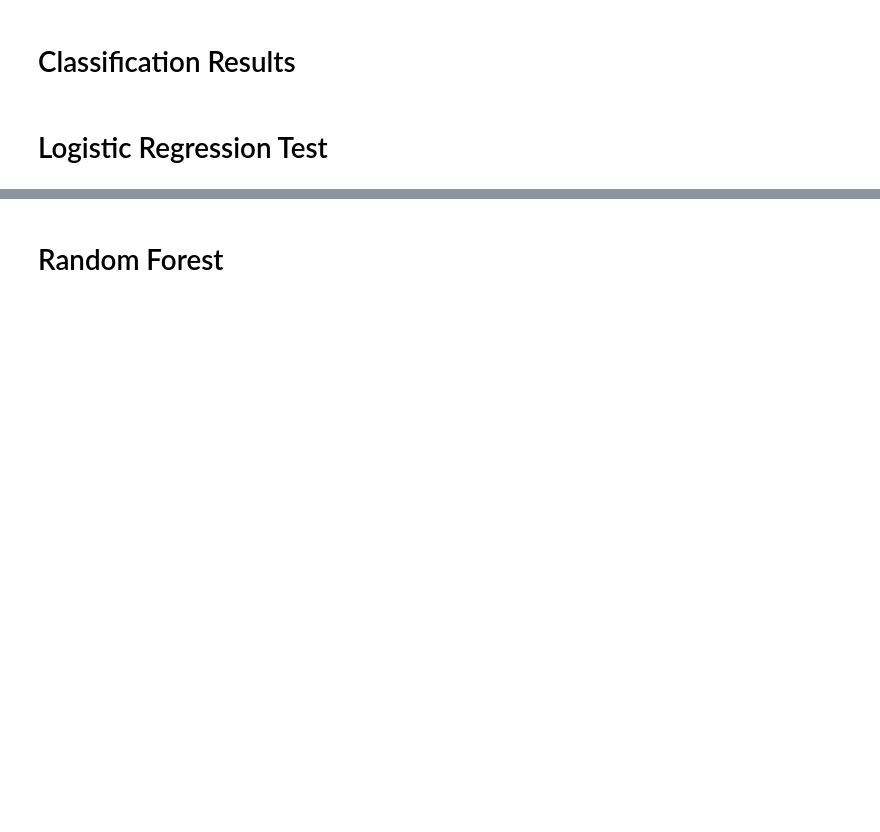
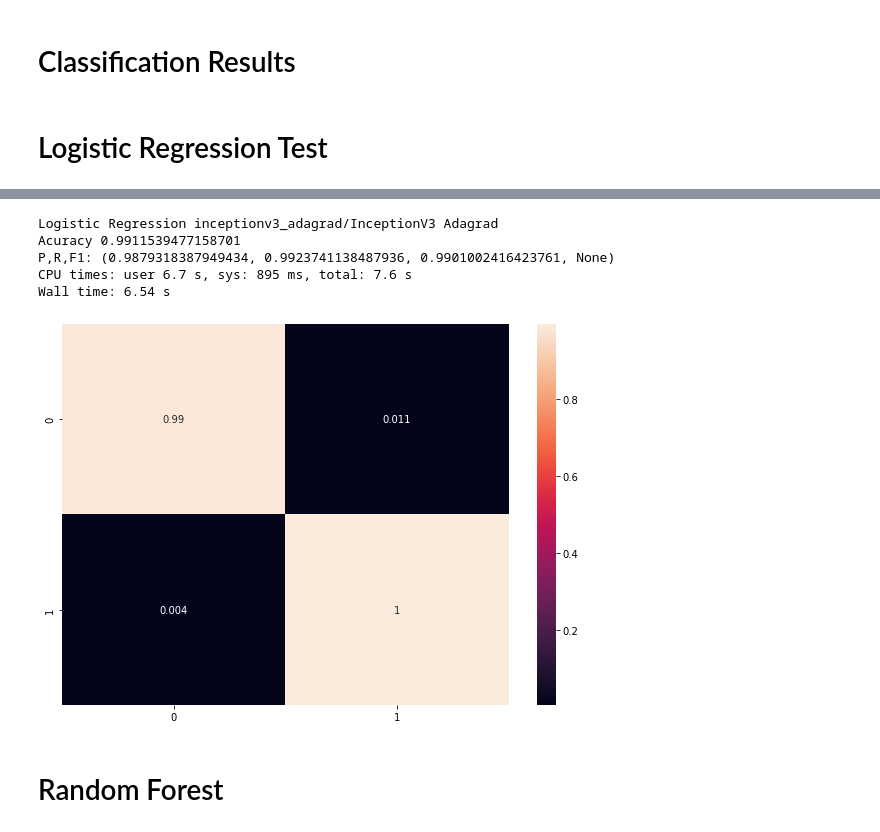
Before and after one commit to bioengsamar/Three-Different-Techniques-for-Signature-Verification, a Jupyter notebook: Signature_Detection_Using_ML/handwritten_signature_classification.ipynb, the cells around one changed output, grey strips where cells are left out. Cells and saved outputs as stored; diff of their text form; code cells hidden in the pictures; blank space fills up the shorter version.

```diff
--- a/Signature_Detection_Using_ML/handwritten_signature_classification.ipynb
+++ b/Signature_Detection_Using_ML/handwritten_signature_classification.ipynb
@@ -355,13 +368,17 @@ except:
 # %%
-try:
-    %%time
-    data = pd.read_csv('/content/drive/MyDrive/Image_forensics/final_project_image_forensics/Handwritten_Signature_Feature_Extraction/re_arranged_data/sign_data/data.csv')
-    X_data = data[['img1','img2']]
-    y_data = data[['target']]
-    X_train, X_test, y_train, y_test = train_test_split(X_data, y_data, test_size=0.33)
-    LogReg('InceptionV3','Adagrad', X_train, y_train, X_test, y_test)
-except:
-    pass
+%%time
+data = pd.read_csv('/content/drive/MyDrive/Image_forensics/final_project_image_forensics/Handwritten_Signature_Feature_Extraction/re_arranged_data/sign_data/data.csv')
+X_data = data[['img1','img2']]
+y_data = data[['target']]
+X_train, X_test, y_train, y_test = train_test_split(X_data, y_data, test_size=0.33)
+LogReg('inceptionv3_adagrad/InceptionV3','Adagrad', X_train, y_train, X_test, y_test)
+# %% [output]
+Logistic Regression inceptionv3_adagrad/InceptionV3 Adagrad
+Acuracy 0.9911539477158701
+P,R,F1: (0.9879318387949434, 0.9923741138487936, 0.9901002416423761, None)
+CPU times: user 6.7 s, sys: 895 ms, total: 7.6 s
+Wall time: 6.54 s
+[figure, added]
 # %% [markdown]
 <h1> Random Forest </h1>
 # %%
```
Also changed, not shown: parts of 4 cells of this notebook.
